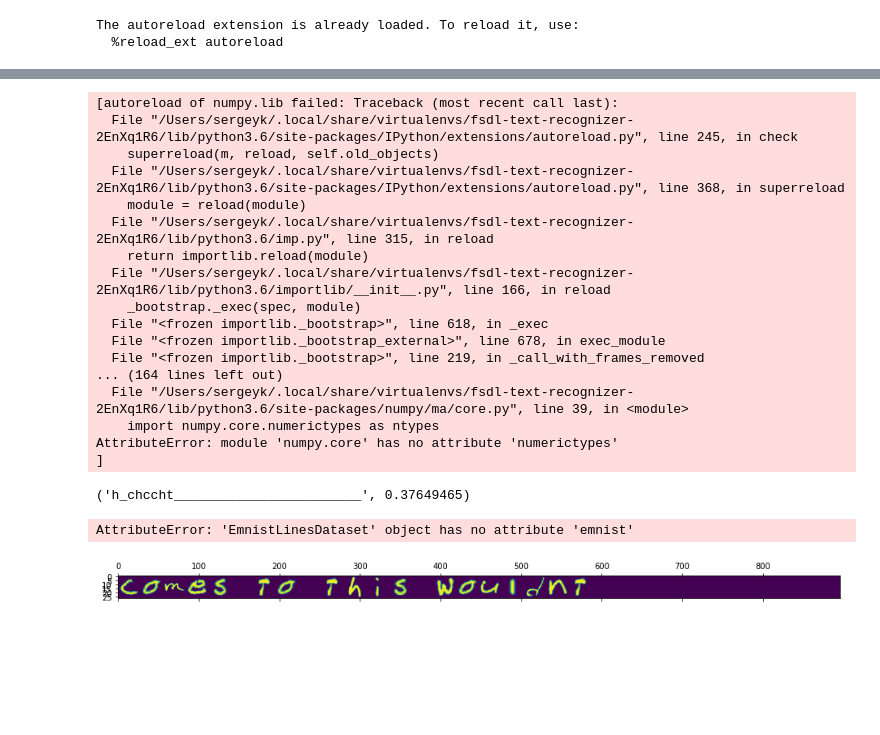
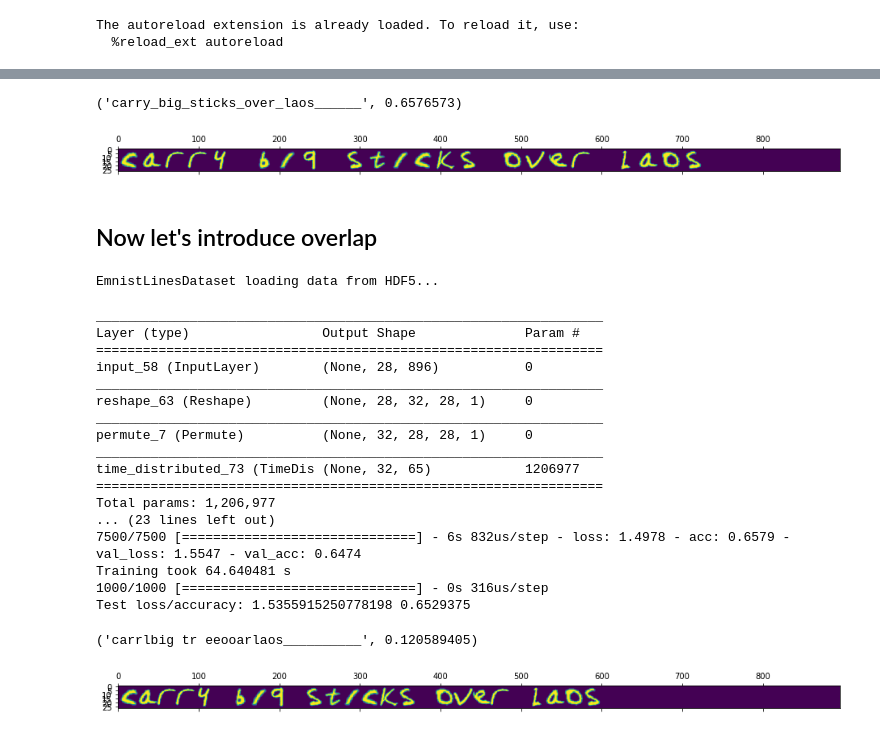
Before and after one commit to the-full-stack/fsdl-text-recognizer, a Jupyter notebook: notebooks/04-line-cnn.ipynb, the cells around one changed output, grey strips where cells are left out. Saved outputs shown, nothing was run; the diff lists cells and outputs as text; code cells hidden in the pictures; blank space fills up the shorter version.

```diff
--- a/notebooks/04-line-cnn.ipynb
+++ b/notebooks/04-line-cnn.ipynb
@@ -70,30 +55,46 @@ Training took 24.737325 s
 # %%
+plt.matshow(dataset.x_test[0])
 model.predict_on_image(dataset.x_test[0])
 # %% [output]
-[autoreload of numpy.lib failed: Traceback (most recent call last):
-  File "/Users/sergeyk/.local/share/virtualenvs/fsdl-text-recognizer-2EnXq1R6/lib/python3.6/site-packages/IPython/extensions/autoreload.py", line 245, in check
-    superreload(m, reload, self.old_objects)
-  File "/Users/sergeyk/.local/share/virtualenvs/fsdl-text-recognizer-2EnXq1R6/lib/python3.6/site-packages/IPython/extensions/autoreload.py", line 368, in superreload
-    module = reload(module)
-  File "/Users/sergeyk/.local/share/virtualenvs/fsdl-text-recognizer-2EnXq1R6/lib/python3.6/imp.py", line 315, in reload
-    return importlib.reload(module)
-  File "/Users/sergeyk/.local/share/virtualenvs/fsdl-text-recognizer-2EnXq1R6/lib/python3.6/importlib/__init__.py", line 166, in reload
-    _bootstrap._exec(spec, module)
-  File "<frozen importlib._bootstrap>", line 618, in _exec
-  File "<frozen importlib._bootstrap_external>", line 678, in exec_module
-  File "<frozen importlib._bootstrap>", line 219, in _call_with_frames_removed
-... (164 lines left out)
-  File "/Users/sergeyk/.local/share/virtualenvs/fsdl-text-recognizer-2EnXq1R6/lib/python3.6/site-packages/numpy/ma/core.py", line 39, in <module>
-    import numpy.core.numerictypes as ntypes
-AttributeError: module 'numpy.core' has no attribute 'numerictypes'
-]
+('carry_big_sticks_over_laos______', 0.6576573)
-('h_chccht________________________', 0.37649465)
+[figure, added]
-# %%
-def convert_preds_to_string(preds, mapping):
-    return ''.join(mapping[label] for label in np.argmax(preds, axis=-1).flatten()).strip()
-
-plt.matshow(dataset.x_test[0])
-convert_preds_to_string(model.model.predict(np.expand_dims(dataset.x_test[0], 0), dataset.mapping))
-# %% [output]
-AttributeError: 'EmnistLinesDataset' object has no attribute 'emnist'
-[figure, removed]
+# %% [markdown]
+## Now let's introduce overlap
+# %%
+dataset = EmnistLinesDataset(max_overlap=0.4)
+dataset.load_or_generate_data()
+# %% [output]
+EmnistLinesDataset loading data from HDF5...
+# %%
+model = LineCnnFixedWidth()
+history = train_model(
+    model=model.model,
+    x_train=dataset.x_train,
+    y_train=dataset.y_train,
+    epochs=10,
+    batch_size=128,
+    loss='categorical_crossentropy'
+)
+evaluate_model(model.model, dataset.x_test, dataset.y_test)
+plt.matshow(dataset.x_test[0])
+model.predict_on_image(dataset.x_test[0])
+# %% [output]
+_________________________________________________________________
+Layer (type)                 Output Shape              Param #
+=================================================================
+input_58 (InputLayer)        (None, 28, 896)           0
+_________________________________________________________________
+reshape_63 (Reshape)         (None, 28, 32, 28, 1)     0
+_________________________________________________________________
+permute_7 (Permute)          (None, 32, 28, 28, 1)     0
+_________________________________________________________________
+time_distributed_73 (TimeDis (None, 32, 65)            1206977
+=================================================================
+Total params: 1,206,977
+... (23 lines left out)
+7500/7500 [==============================] - 6s 832us/step - loss: 1.4978 - acc: 0.6579 - val_loss: 1.5547 - val_acc: 0.6474
+Training took 64.640481 s
+1000/1000 [==============================] - 0s 316us/step
+Test loss/accuracy: 1.5355915250778198 0.6529375
+('carrlbig tr eeooarlaos__________', 0.120589405)
+[figure, added]
```
Also changed, not shown: parts of 10 cells of this notebook, 1 other file.
